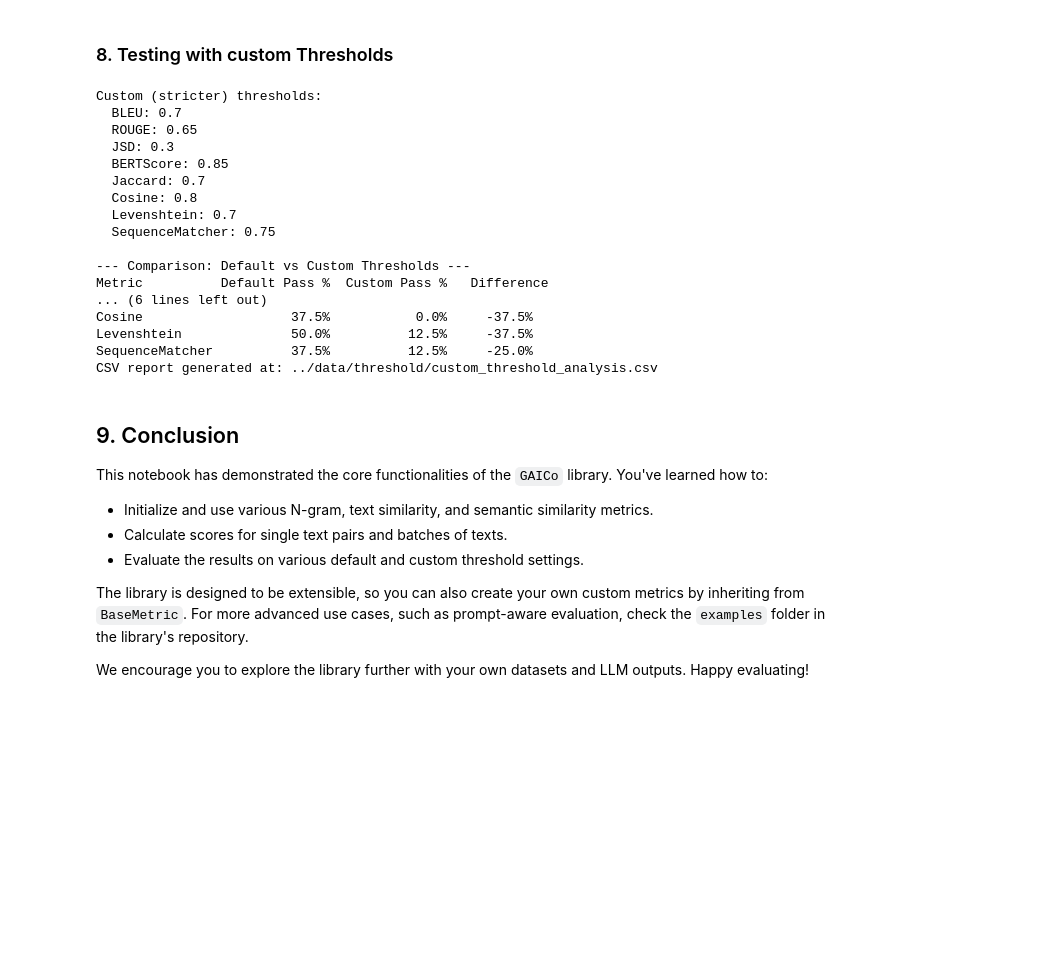
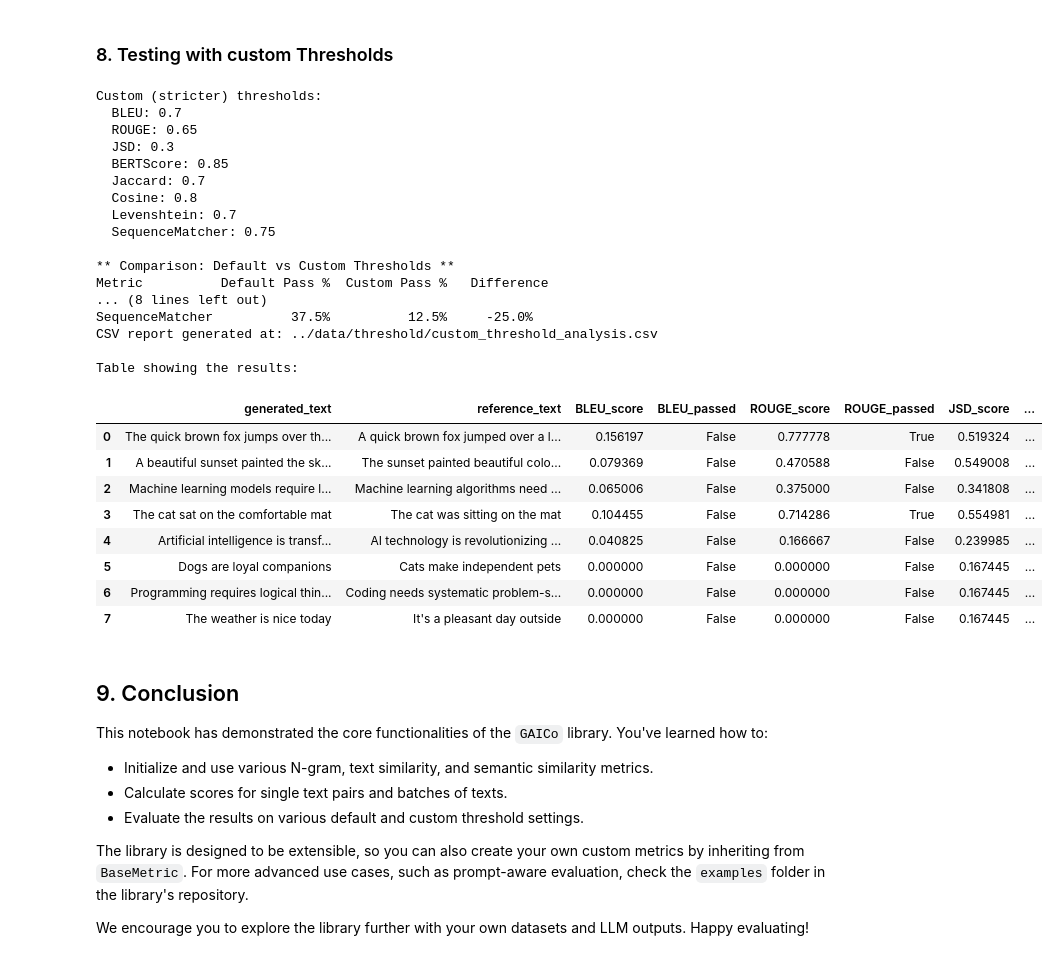
Before and after one commit to ai4society/GenAIResultsComparator, a Jupyter notebook: examples/advanced-examples/threshold-example.ipynb, the cells around one changed output. Saved outputs shown, nothing was run; the diff lists cells and outputs as text; code cells hidden in the pictures; blank space fills up the shorter version.

```diff
--- a/examples/advanced-examples/threshold-example.ipynb
+++ b/examples/advanced-examples/threshold-example.ipynb
@@ -317,41 +317,53 @@ custom_results = apply_thresholds(batch_scores, thresholds=custom_thresholds)
 # Calculate new percentages
 custom_percentages = calculate_pass_fail_percent(scores_dict, thresholds=custom_thresholds)
 
-print("\n--- Comparison: Default vs Custom Thresholds ---")
+print("\n** Comparison: Default vs Custom Thresholds **")
 print(f"{'Metric':<15} {'Default Pass %':<15} {'Custom Pass %':<15} {'Difference':<10}")
 print("-" * 55)
 
 for metric in metrics.keys():
     default_pass = percentages[metric]["pass_percentage"]
     custom_pass = custom_percentages[metric]["pass_percentage"]
     diff = custom_pass - default_pass
     print(f"{metric:<15} {default_pass:>13.1f}% {custom_pass:>13.1f}% {diff:>+9.1f}%")
 
 # Generate CSV with custom thresholds
-generate_deltas_csv(
+deltas_frame = generate_deltas_frame(
     custom_results,
     generated_texts=generated_texts,
     reference_texts=reference_texts,
     output_csv_path=os.path.join("..", "data", "threshold", "custom_threshold_analysis.csv"),
 )
+
+print("\nTable showing the results:")
+display(deltas_frame)
 # %% [output]
 Custom (stricter) thresholds:
   BLEU: 0.7
   ROUGE: 0.65
   JSD: 0.3
   BERTScore: 0.85
   Jaccard: 0.7
   Cosine: 0.8
   Levenshtein: 0.7
   SequenceMatcher: 0.75
 
---- Comparison: Default vs Custom Thresholds ---
+** Comparison: Default vs Custom Thresholds **
 Metric          Default Pass %  Custom Pass %   Difference
-... (6 lines left out)
-Cosine                   37.5%           0.0%     -37.5%
-Levenshtein              50.0%          12.5%     -37.5%
+... (8 lines left out)
 SequenceMatcher          37.5%          12.5%     -25.0%
 CSV report generated at: ../data/threshold/custom_threshold_analysis.csv
+
+Table showing the results:
+|  | generated_text | reference_text | BLEU_score | BLEU_passed | ROUGE_score | ROUGE_passed | JSD_score | ... |
+| 0 | The quick brown fox jumps over th... | A quick brown fox jumped over a l... | 0.156197 | False | 0.777778 | True | 0.519324 | ... |
+| 1 | A beautiful sunset painted the sk... | The sunset painted beautiful colo... | 0.079369 | False | 0.470588 | False | 0.549008 | ... |
+| 2 | Machine learning models require l... | Machine learning algorithms need ... | 0.065006 | False | 0.375000 | False | 0.341808 | ... |
+| 3 | The cat sat on the comfortable mat | The cat was sitting on the mat | 0.104455 | False | 0.714286 | True | 0.554981 | ... |
+| 4 | Artificial intelligence is transf... | AI technology is revolutionizing ... | 0.040825 | False | 0.166667 | False | 0.239985 | ... |
+| 5 | Dogs are loyal companions | Cats make independent pets | 0.000000 | False | 0.000000 | False | 0.167445 | ... |
+| 6 | Programming requires logical thin... | Coding needs systematic problem-s... | 0.000000 | False | 0.000000 | False | 0.167445 | ... |
+| 7 | The weather is nice today | It's a pleasant day outside | 0.000000 | False | 0.000000 | False | 0.167445 | ... |
 # %% [markdown]
 ## 9. Conclusion
 
```
Also changed, not shown: parts of 4 cells of this notebook, 15 other files.
